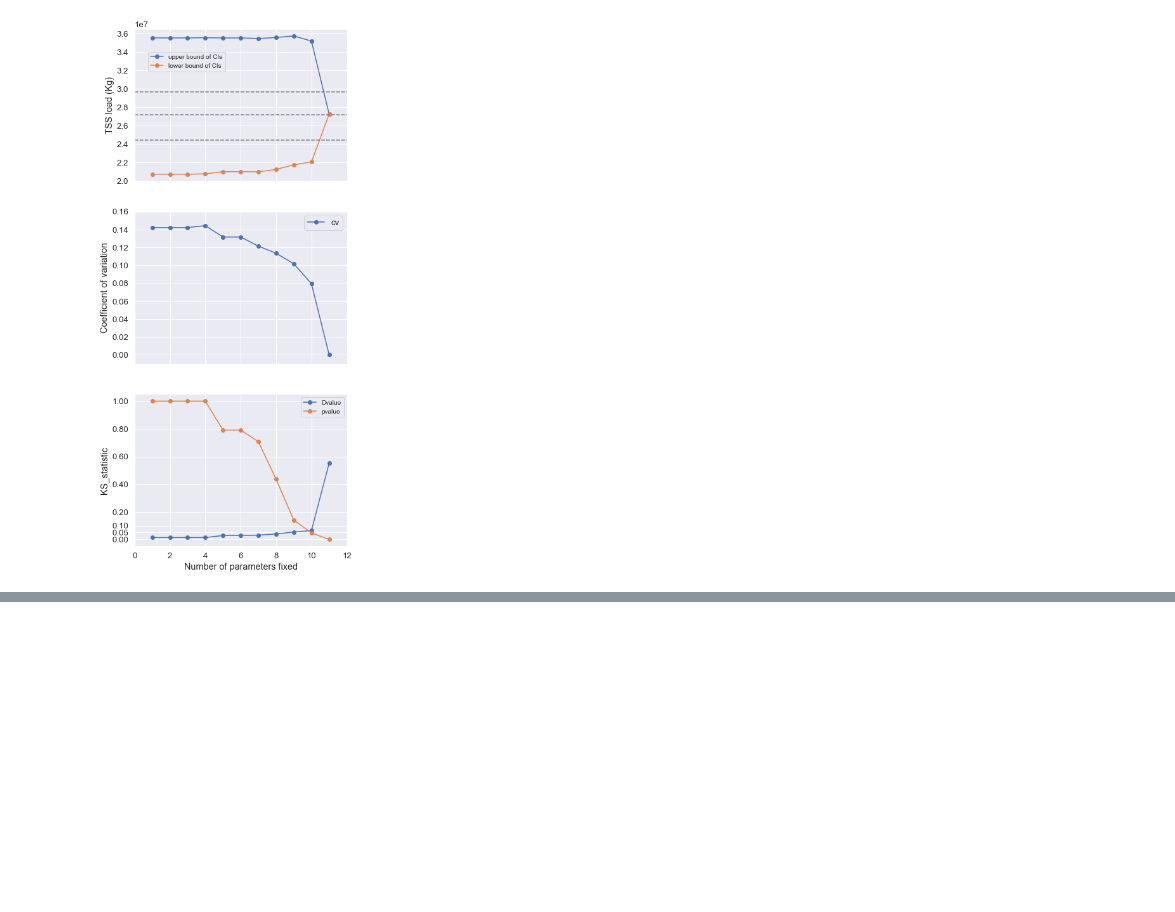
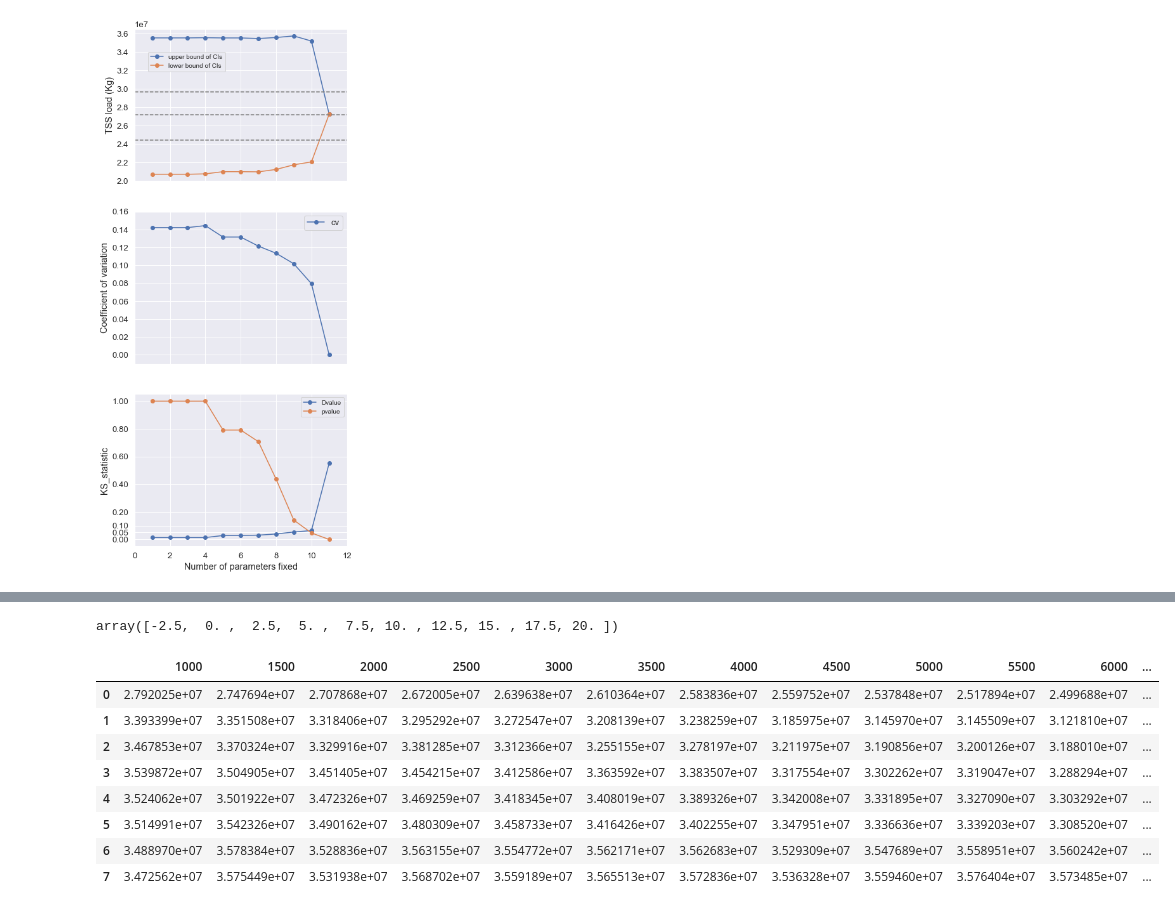
Before and after one commit to QianWanghhu/factor_fixing, a Jupyter notebook: qian_dev/visualization.ipynb, the cells around one changed output, grey strips where cells are left out. Saved outputs shown, nothing was run; the diff lists cells and outputs as text; code cells hidden in the pictures; blank space fills up the shorter version.

```diff
--- a/qian_dev/visualization.ipynb
+++ b/qian_dev/visualization.ipynb
@@ -144,0 +178,16 @@ plt.savefig(f'{fpath_save}/measures_combine.png', format='png', dpi=300, bbox_in
+# %%
+ax.get_xticks()
+# %% [output]
+array([-2.5,  0. ,  2.5,  5. ,  7.5, 10. , 12.5, 15. , 17.5, 20. ])
+# %%
+pd.read_csv(f'{filepath}{filename[4]}.csv', index_col = 'Unnamed: 0')
+# %% [output]
+|  | 1000 | 1500 | 2000 | 2500 | 3000 | 3500 | 4000 | 4500 | 5000 | 5500 | 6000 | ... |
+| 0 | 2.792025e+07 | 2.747694e+07 | 2.707868e+07 | 2.672005e+07 | 2.639638e+07 | 2.610364e+07 | 2.583836e+07 | 2.559752e+07 | 2.537848e+07 | 2.517894e+07 | 2.499688e+07 | ... |
+| 1 | 3.393399e+07 | 3.351508e+07 | 3.318406e+07 | 3.295292e+07 | 3.272547e+07 | 3.208139e+07 | 3.238259e+07 | 3.185975e+07 | 3.145970e+07 | 3.145509e+07 | 3.121810e+07 | ... |
+| 2 | 3.467853e+07 | 3.370324e+07 | 3.329916e+07 | 3.381285e+07 | 3.312366e+07 | 3.255155e+07 | 3.278197e+07 | 3.211975e+07 | 3.190856e+07 | 3.200126e+07 | 3.188010e+07 | ... |
+| 3 | 3.539872e+07 | 3.504905e+07 | 3.451405e+07 | 3.454215e+07 | 3.412586e+07 | 3.363592e+07 | 3.383507e+07 | 3.317554e+07 | 3.302262e+07 | 3.319047e+07 | 3.288294e+07 | ... |
+| 4 | 3.524062e+07 | 3.501922e+07 | 3.472326e+07 | 3.469259e+07 | 3.418345e+07 | 3.408019e+07 | 3.389326e+07 | 3.342008e+07 | 3.331895e+07 | 3.327090e+07 | 3.303292e+07 | ... |
+| 5 | 3.514991e+07 | 3.542326e+07 | 3.490162e+07 | 3.480309e+07 | 3.458733e+07 | 3.416426e+07 | 3.402255e+07 | 3.347951e+07 | 3.336636e+07 | 3.339203e+07 | 3.308520e+07 | ... |
+| 6 | 3.488970e+07 | 3.578384e+07 | 3.528836e+07 | 3.563155e+07 | 3.554772e+07 | 3.562171e+07 | 3.562683e+07 | 3.529309e+07 | 3.547689e+07 | 3.558951e+07 | 3.560242e+07 | ... |
+| 7 | 3.472562e+07 | 3.575449e+07 | 3.531938e+07 | 3.568702e+07 | 3.559189e+07 | 3.565513e+07 | 3.572836e+07 | 3.536328e+07 | 3.559460e+07 | 3.576404e+07 | 3.573485e+07 | ... |
```
Also changed, not shown: parts of 7 cells of this notebook.
